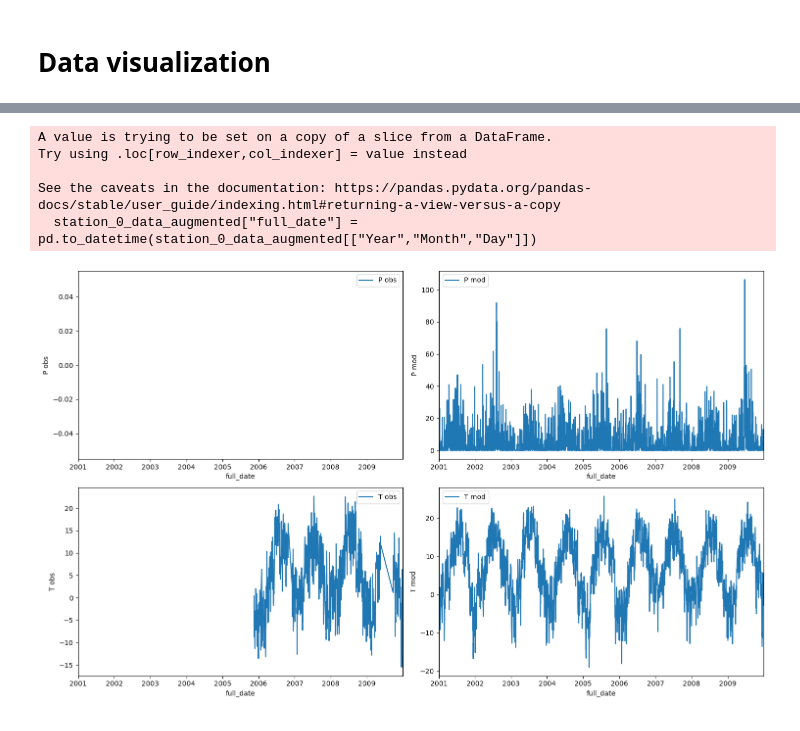
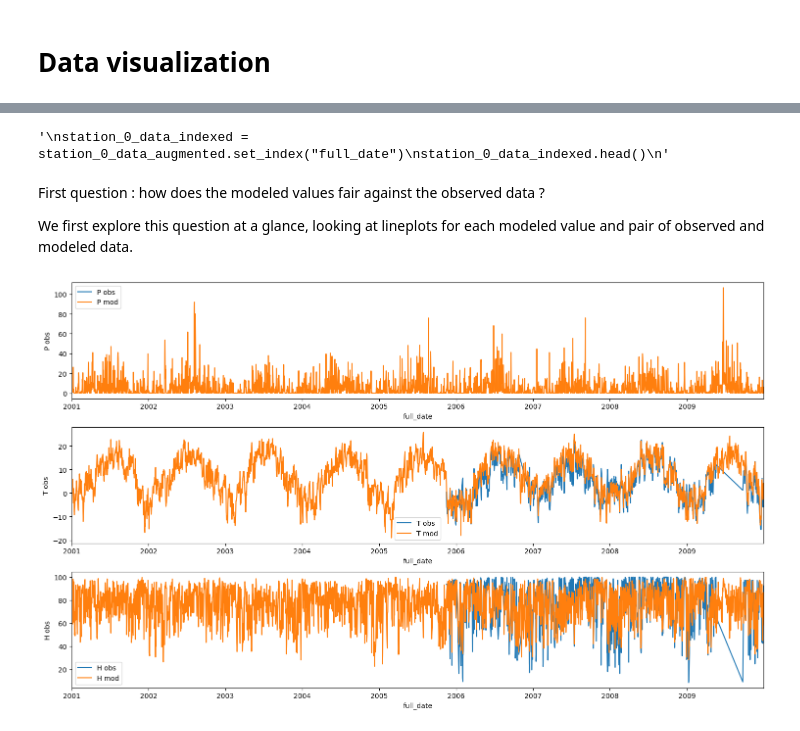
Before and after one commit to AIEnthousiast/Bias_Correction_Model, a Jupyter notebook: MasterNotebook.ipynb, the cells around one changed output, grey strips where cells are left out. Saved outputs shown, nothing was run; the diff lists cells and outputs as text; code cells hidden in the pictures.

Commit message:
Data visualization on Station 0 + residuals

```diff
--- a/MasterNotebook.ipynb
+++ b/MasterNotebook.ipynb
@@ -58,30 +44,34 @@ Timestamp('2001-01-01 00:00:00')
 # %%
+pd.options.mode.chained_assignment = None
 station_0_data_augmented = station_0_data[::]
 station_0_data_augmented["full_date"] = pd.to_datetime(station_0_data_augmented[["Year","Month","Day"]])
+"""
+station_0_data_indexed = station_0_data_augmented.set_index("full_date")
+station_0_data_indexed.head()
+"""
 # %% [output]
-A value is trying to be set on a copy of a slice from a DataFrame.
-Try using .loc[row_indexer,col_indexer] = value instead
-
-See the caveats in the documentation: https://pandas.pydata.org/pandas-docs/stable/user_guide/indexing.html#returning-a-view-versus-a-copy
-  station_0_data_augmented["full_date"] = pd.to_datetime(station_0_data_augmented[["Year","Month","Day"]])
+'\nstation_0_data_indexed = station_0_data_augmented.set_index("full_date")\nstation_0_data_indexed.head()\n'
+# %% [markdown]
+First question : how does the modeled values fair against the observed data ?
+
+We first explore this question at a glance, looking at lineplots for each modeled value and pair of observed and modeled data.
 # %%
 import seaborn as sns
 import matplotlib.pyplot as plt
-targets = ["P","T"]
+targets = ["P","T","H"]
 obs_targets = [t + " obs" for t in targets]
 mod_targets = [t +  " mod" for t in targets]
 
 plt.figure(figsize=(15,9))
 for idx in range(len(targets)):
-    ax = plt.subplot(len(targets), 2, idx*2 + 1)
+    ax = plt.subplot(len(targets), 1, idx + 1)
     sns.lineplot(x=station_0_data_augmented["full_date"],
              y=station_0_data_augmented[obs_targets[idx]],ax = ax,label=f"{obs_targets[idx]}")
     plt.xlim(station_0_data_augmented["full_date"].min(),station_0_data_augmented["full_date"].max())
-    ax = plt.subplot(len(targets), 2, idx*2 + 2)
     sns.lineplot(x=station_0_data_augmented["full_date"],
              y=station_0_data_augmented[mod_targets[idx]],ax = ax,label=f"{mod_targets[idx]}")
 
-    plt.xlim(station_0_data_augmented["full_date"].min(),station_0_data_augmented["full_date"].max())
     plt.tight_layout()
+plt.show()
 # %% [output]
-[figure, old version]
+[figure, new version]
```
Also changed, not shown: parts of 18 cells of this notebook, 2 other files.
